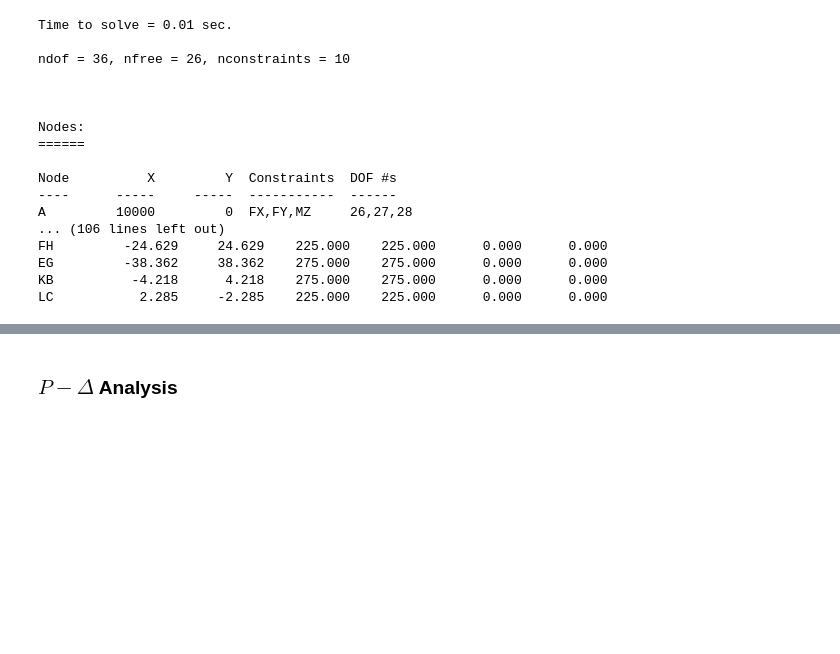
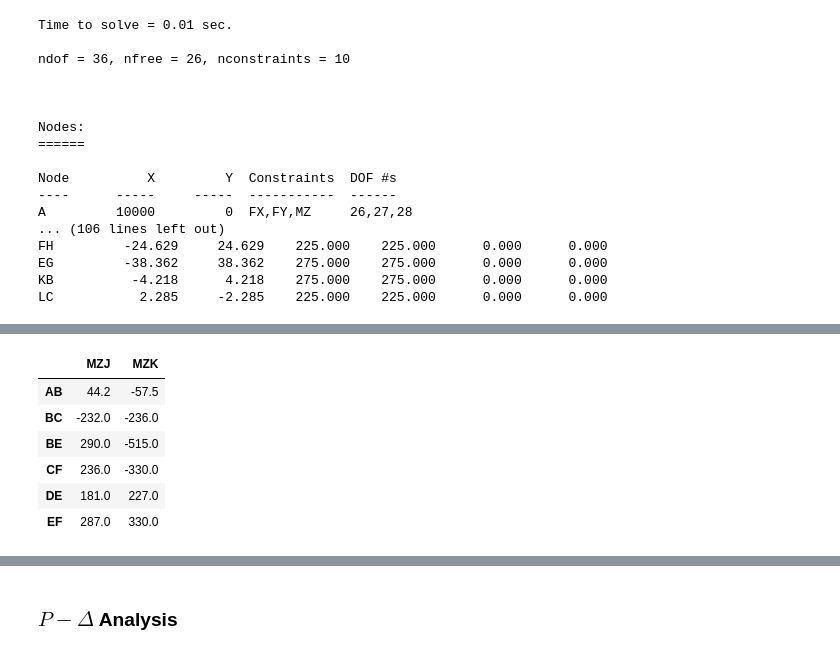
Before and after one commit to nholtz/structural-analysis, a Jupyter notebook: matrix-methods/frame2d/example-KG82.ipynb, the cells around one changed output, grey strips where cells are left out. Saved outputs shown, nothing was run; the diff lists cells and outputs as text; code cells hidden in the pictures; blank space fills up the shorter version.

```diff
--- a/matrix-methods/frame2d/example-KG82.ipynb
+++ b/matrix-methods/frame2d/example-KG82.ipynb
@@ -38,0 +46,20 @@ The above are the results of a first-order analysis and should be compared with
+# %%
+import pandas as pd
+
+BM = [('AB',44.2,-57.5),    # values given on figure, above
+      ('BC',-232.,-236.),
+      ('DE',181.,227.),
+      ('EF',287.,330.),
+      ('BE',290.,-515.),
+      ('CF',236.,-330.)]
+
+BOOK = pd.DataFrame({m:{'MZJ':a,'MZK':b} for m,a,b in BM}).T
+BOOK
+# %% [output]
+|  | MZJ | MZK |
+| AB | 44.2 | -57.5 |
+| BC | -232.0 | -236.0 |
+| BE | 290.0 | -515.0 |
+| CF | 236.0 | -330.0 |
+| DE | 181.0 | 227.0 |
+| EF | 287.0 | 330.0 |
```
Also changed, not shown: parts of 15 cells of this notebook, 3 other files.
